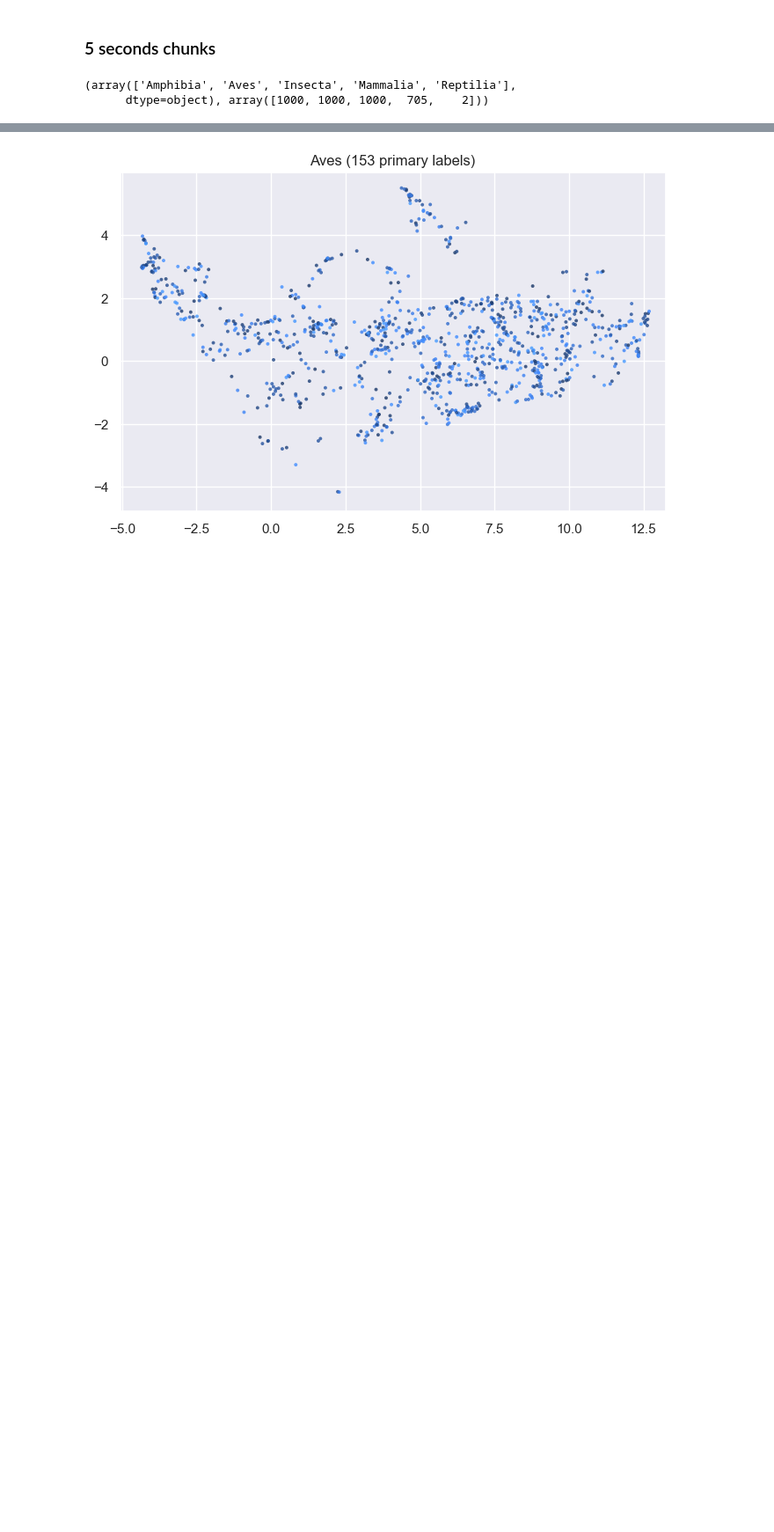
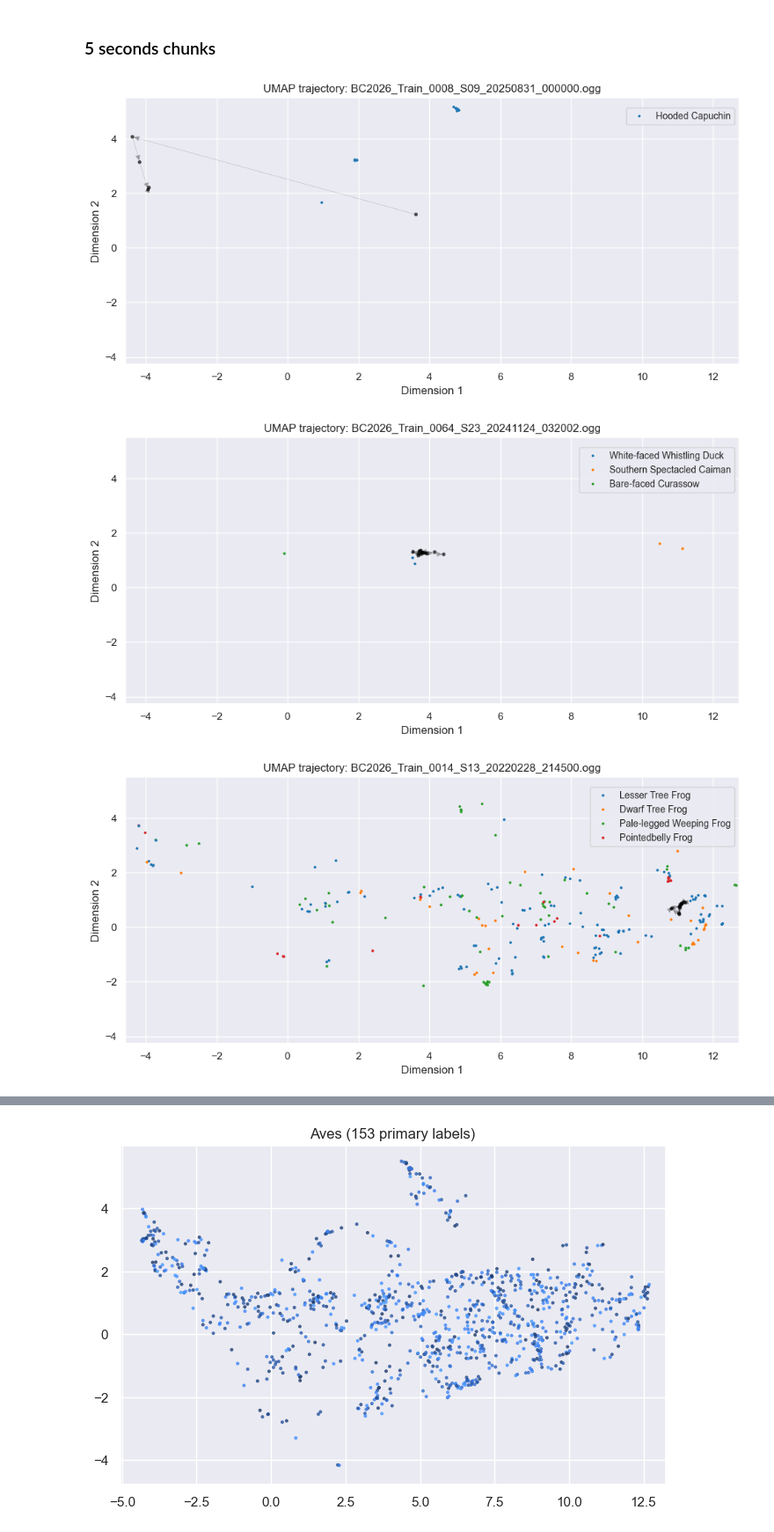
Before and after one commit to glouno/birdclef_2026_ML, a Jupyter notebook: notebooks/03_03_umap.ipynb, the cells around one changed output, grey strips where cells are left out. Shown at 88% size. Cells and saved outputs as stored; diff of their text form; code cells hidden in the pictures; blank space fills up the shorter version.

```diff
--- a/notebooks/03_03_umap.ipynb
+++ b/notebooks/03_03_umap.ipynb
@@ -18,0 +28,14 @@ init_notebook()
+# %%
+taxonomy_map = taxonomy.set_index("primary_label")["common_name"]
+idx = le_primary_label.transform(taxonomy_map.index)
+values = taxonomy_map.values
+taxonomy_map = values[np.argsort(idx)]
+
+filenames_subset = [
+    "BC2026_Train_0008_S09_20250831_000000.ogg",
+    "BC2026_Train_0064_S23_20241124_032002.ogg",
+    "BC2026_Train_0014_S13_20220228_214500.ogg",
+    "BC2026_Train_0007_S09_20250829_000000.ogg"
+]
+
+display(Audio(paths.soundscapes_clean_dir / "BC2026_Train_0008_S09_20250831_000000.ogg"))
@@ -123,7 +144,11 @@ def plot_umap_by_class(embeddings, target_class):
 ### 5 seconds chunks
 # %%
 run_name = "run_chunks_overlap"
-embeddings, y_class_name_sample, y_primary_label_sample = fit_umap(run_name, reduced=True)
+dataset = load_memmap_dataset(run_name=run_name, reduced=True, soundscape=False)
+dataset_ss = load_memmap_dataset(run_name, reduced=True, soundscape=True)
+model, embeddings, y_class_name_sample, y_primary_label_sample = fit_umap(dataset)
+
+filenames = np.array(dataset_ss.filenames)
+unique_filenames = np.unique(filenames)
+
+embeddings_ss = model.transform(dataset_ss.X)
-# %% [output]
-(array(['Amphibia', 'Aves', 'Insecta', 'Mammalia', 'Reptilia'],
-      dtype=object), array([1000, 1000, 1000,  705,    2]))
@@ -129,0 +212,9 @@ embeddings, y_class_name_sample, y_primary_label_sample = fit_umap(run_name, red
+# %%
+for f in filenames_subset:
+    i = int(re.search(r"BC2026_Train_(\d{3,4})_", f).group(1))
+    fig = plot_ss_trajectory(f)
+    fig.savefig(f"plots/umap/{run_name}_ss_trajectory_{i}.jpg", dpi=150, bbox_inches="tight")
+# %% [output]
+[figure, added]
+[figure, added]
+[figure, added]
```
Also changed, not shown: parts of 10 cells of this notebook, 5 other files.
